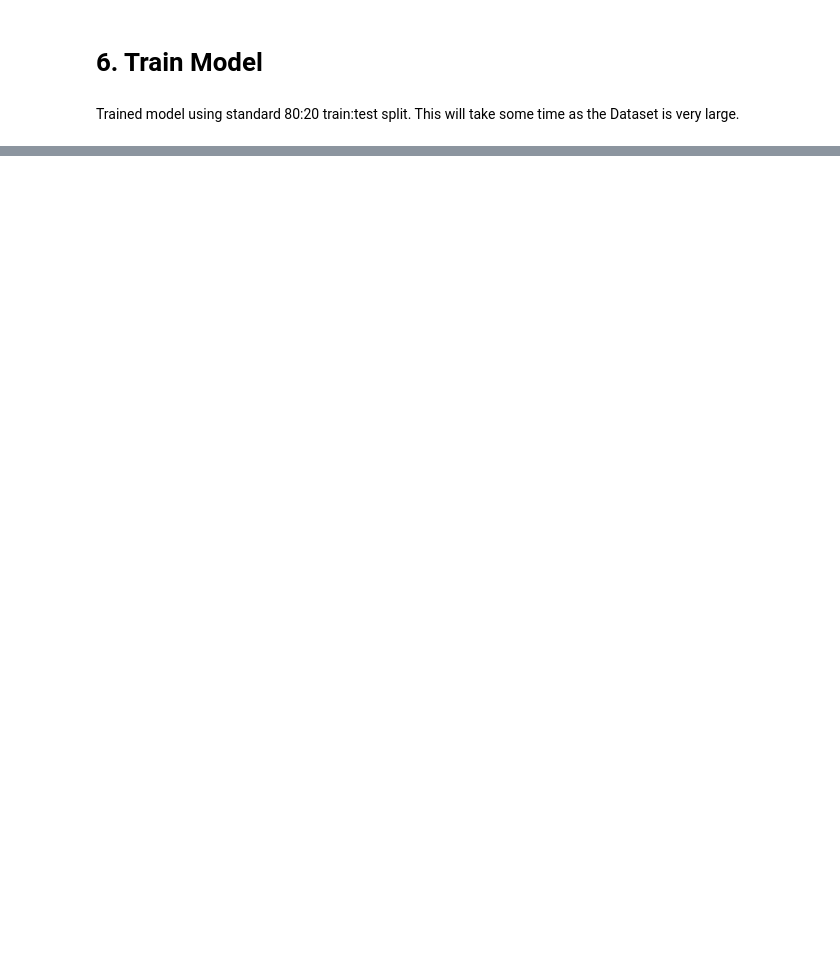
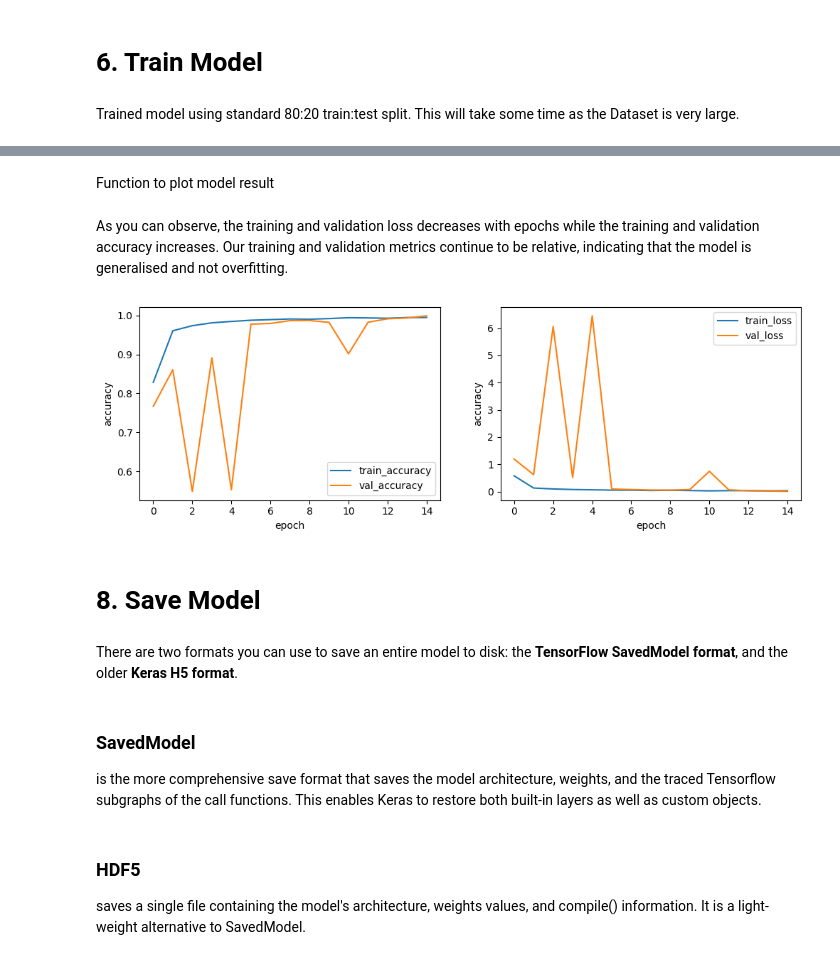
Before and after one commit to ATESAM-ABDULLAH/ASL-alphabet-recognition, a Jupyter notebook: Test.ipynb, the cells around one changed output, grey strips where cells are left out. Drawn from its saved outputs; the diff is of its cells as text; code cells hidden in the pictures; blank space fills up the shorter version.

Commit message:
Completed model Creation notebook

```diff
--- a/Test.ipynb
+++ b/Test.ipynb
@@ -230,0 +257,31 @@ Epoch 1/15
+# %% [markdown]
+Function to plot model result
+# %%
+def plot_results(model):
+    plt.figure(figsize=(12, 12))
+    plt.subplot(3, 2, 1)
+    plt.plot(history.history['accuracy'], label = 'train_accuracy')
+    plt.plot(history.history['val_accuracy'], label = 'val_accuracy')
+    plt.xlabel('epoch')
+    plt.ylabel('accuracy')
+    plt.legend()
+    plt.subplot(3, 2, 2)
+    plt.plot(history.history['loss'], label = 'train_loss')
+    plt.plot(history.history['val_loss'], label = 'val_loss')
+    plt.xlabel('epoch')
+    plt.ylabel('accuracy')
+    plt.legend()
+    plt.show()
+# %% [markdown]
+As you can observe, the training and validation loss decreases with epochs while the training and validation accuracy increases. Our training and validation metrics continue to be relative, indicating that the model is generalised and not overfitting.
+# %%
+plot_results(model)
+# %% [output]
+[figure, added]
+# %% [markdown]
+# 8. Save Model
+# %% [markdown]
+There are two formats you can use to save an entire model to disk: the **TensorFlow SavedModel format**, and the older **Keras H5 format**.
+# %% [markdown]
+### SavedModel
+is the more comprehensive save format that saves the model architecture, weights, and the traced Tensorflow subgraphs of the call functions. This enables Keras to restore both built-in layers as well as custom objects.
@@ -230,0 +290,3 @@ Epoch 1/15
+# %% [markdown]
+### HDF5
+saves a single file containing the model's architecture, weights values, and compile() information. It is a light-weight alternative to SavedModel.
```
Also changed, not shown: parts of 9 cells of this notebook.
